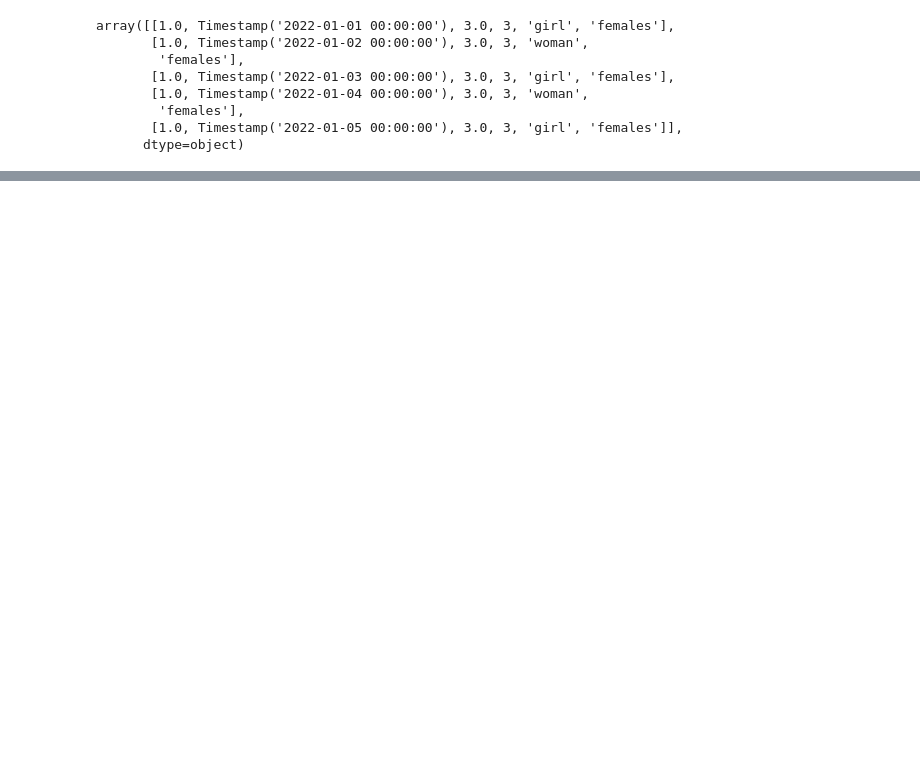
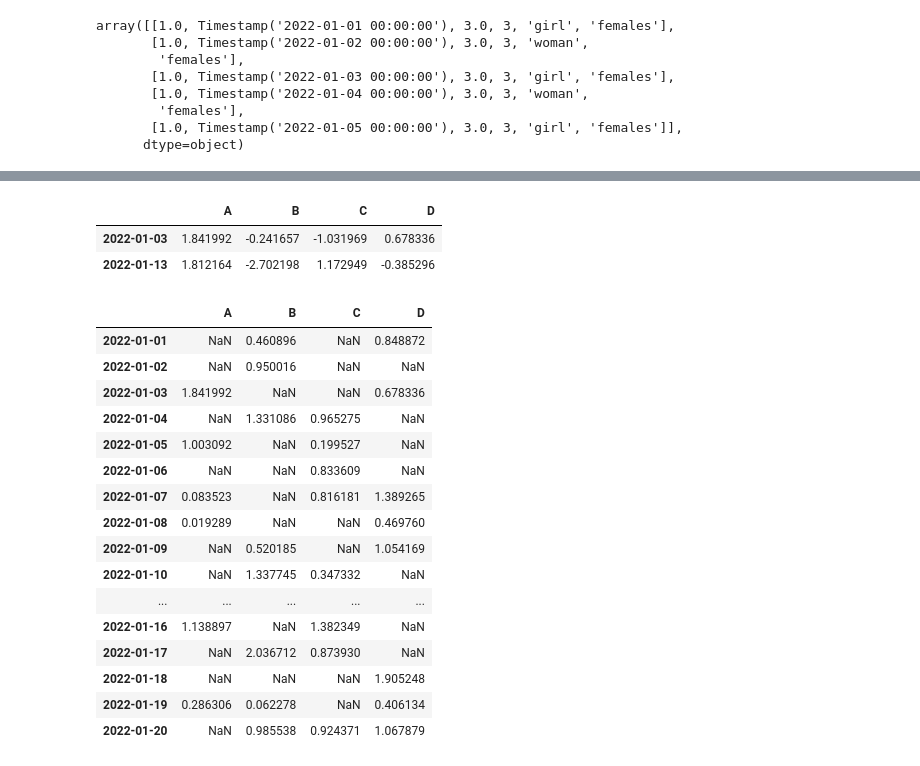
Before and after one commit to abid-2362/python-ka-chilla, a Jupyter notebook: sessions/27/27_b_pandas.ipynb, the cells around one changed output, grey strips where cells are left out. Drawn from its saved outputs; the diff is of its cells as text; code cells hidden in the pictures; blank space fills up the shorter version.

Commit message:
Video 27 - Day 11 Practicing panda df = DataFrame df.loc, df.iloc, df.at getting subset of data using Boolean Operators from df

```diff
--- a/sessions/27/27_b_pandas.ipynb
+++ b/sessions/27/27_b_pandas.ipynb
@@ -270,0 +323,27 @@ sample_data_frame[0:4].sort_index(axis=1, ascending=True)
+# %%
+# Filtering data
+sample_data_frame[sample_data_frame["A"] > 1.2] # subset of data where value of a is greater than given value
+# %% [output]
+|  | A | B | C | D |
+| 2022-01-03 | 1.841992 | -0.241657 | -1.031969 | 0.678336 |
+| 2022-01-13 | 1.812164 | -2.702198 | 1.172949 | -0.385296 |
+# %%
+sample_data_frame[sample_data_frame > 0] # subset of data where value all fields are greater than given value
+# %% [output]
+|  | A | B | C | D |
+| 2022-01-01 | NaN | 0.460896 | NaN | 0.848872 |
+| 2022-01-02 | NaN | 0.950016 | NaN | NaN |
+| 2022-01-03 | 1.841992 | NaN | NaN | 0.678336 |
+| 2022-01-04 | NaN | 1.331086 | 0.965275 | NaN |
+| 2022-01-05 | 1.003092 | NaN | 0.199527 | NaN |
+| 2022-01-06 | NaN | NaN | 0.833609 | NaN |
+| 2022-01-07 | 0.083523 | NaN | 0.816181 | 1.389265 |
+| 2022-01-08 | 0.019289 | NaN | NaN | 0.469760 |
+| 2022-01-09 | NaN | 0.520185 | NaN | 1.054169 |
+| 2022-01-10 | NaN | 1.337745 | 0.347332 | NaN |
+| ... | ... | ... | ... | ... |
+| 2022-01-16 | 1.138897 | NaN | 1.382349 | NaN |
+| 2022-01-17 | NaN | 2.036712 | 0.873930 | NaN |
+| 2022-01-18 | NaN | NaN | NaN | 1.905248 |
+| 2022-01-19 | 0.286306 | 0.062278 | NaN | 0.406134 |
+| 2022-01-20 | NaN | 0.985538 | 0.924371 | 1.067879 |
```
Also changed, not shown: parts of 14 cells of this notebook, 1 other file.
